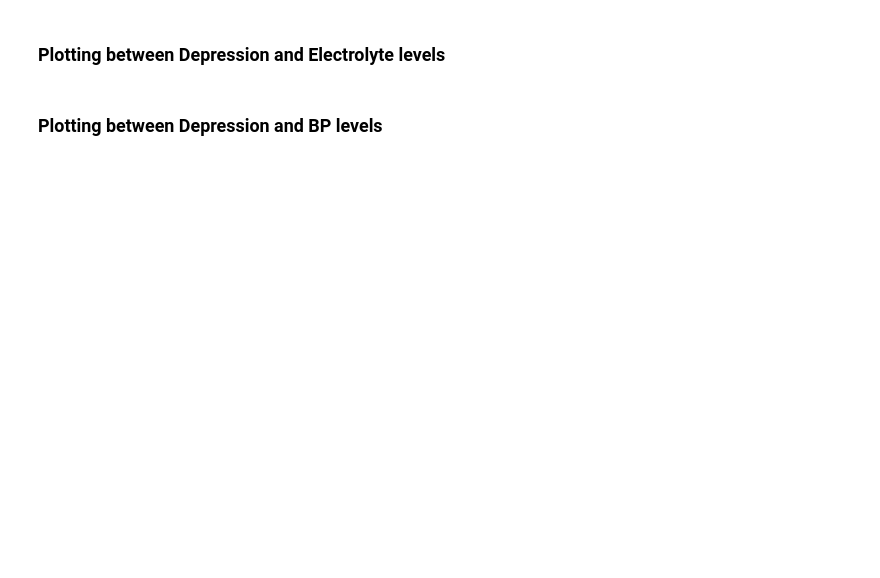
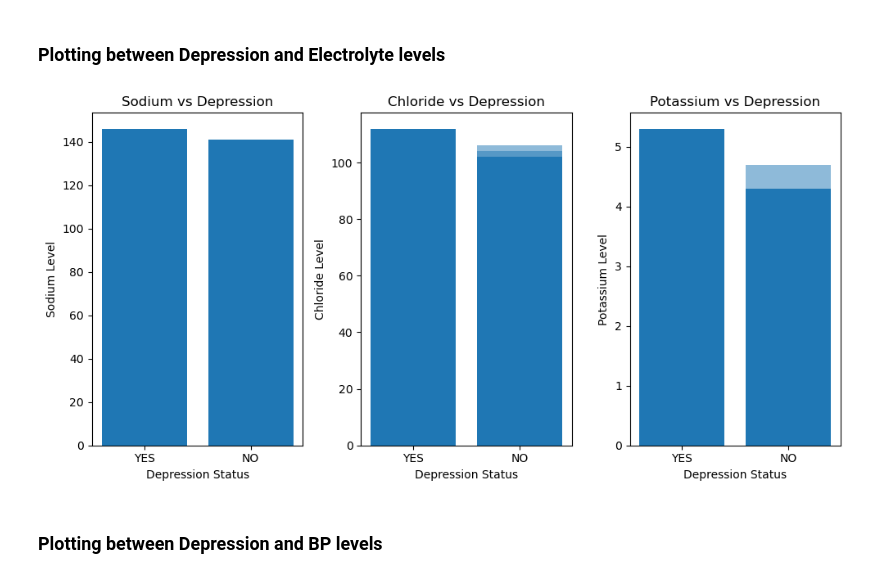
Before and after one commit to Vvlaid/Project-1, a Jupyter notebook: life_expectancy.ipynb, the cells around one changed output. Drawn from its saved outputs; the diff is of its cells as text; code cells hidden in the pictures; blank space fills up the shorter version.

```diff
--- a/life_expectancy.ipynb
+++ b/life_expectancy.ipynb
@@ -181,27 +280,30 @@ plt.show()
 # %% [markdown]
 ### Plotting between Depression  and Electrolyte levels
 # %%
+# Plotting Data
 plt.figure(figsize=(10, 5))
 plt.subplot(1, 3, 1)
-plt.bar(fic_df['Depression'], fic_df['S.Sodium'], alpha=0.5)
+plt.bar(fic_df['Depression'], fic_df['Serum Sodium'], alpha=0.5)
 plt.ylabel('Sodium Level')
 plt.xlabel('Depression Status')
 plt.title('Sodium vs Depression')
 
 plt.subplot(1, 3, 2)
-plt.bar(fic_df['Depression'], fic_df['S.Chloride'], alpha=0.5)
+plt.bar(fic_df['Depression'], fic_df['Serum Chloride'], alpha=0.5)
 plt.ylabel('Chloride Level')
 plt.xlabel('Depression Status')
 plt.title('Chloride vs Depression')
 
 plt.subplot(1, 3, 3)
-plt.bar(fic_df['Depression'], fic_df['S.Potassium'], alpha=0.5)
+plt.bar(fic_df['Depression'], fic_df['Serum Potassium'], alpha=0.5)
 plt.ylabel('Potassium Level')
 plt.xlabel('Depression Status')
 plt.title('Potassium vs Depression')
 
 plt.tight_layout()
 plt.show()
+# %% [output]
+[figure, added]
 # %% [markdown]
 ### Plotting  between Depression and BP levels
 # %%
```
Also changed, not shown: parts of 27 cells of this notebook.
